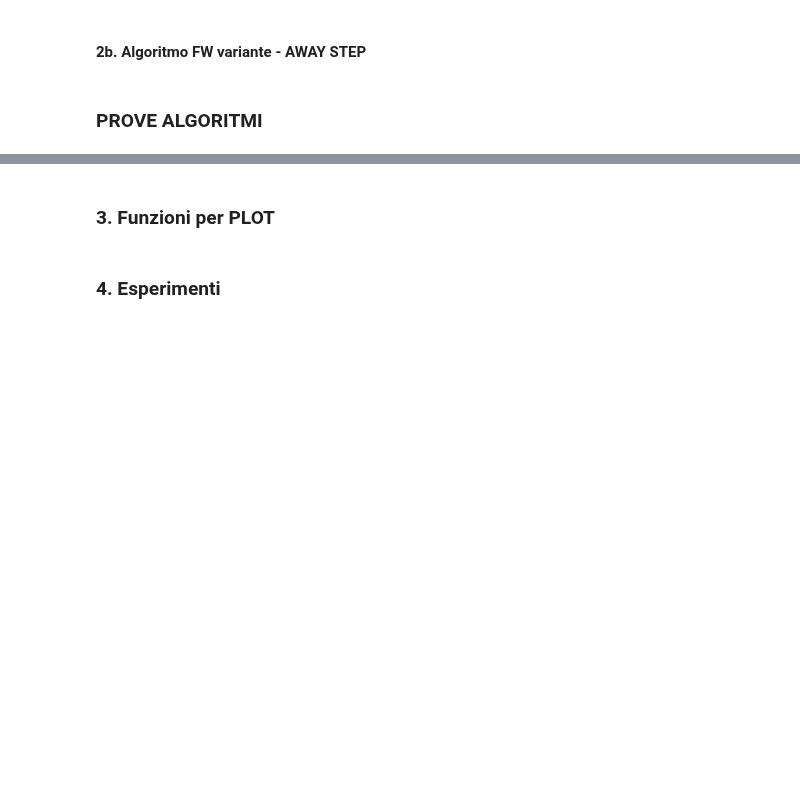
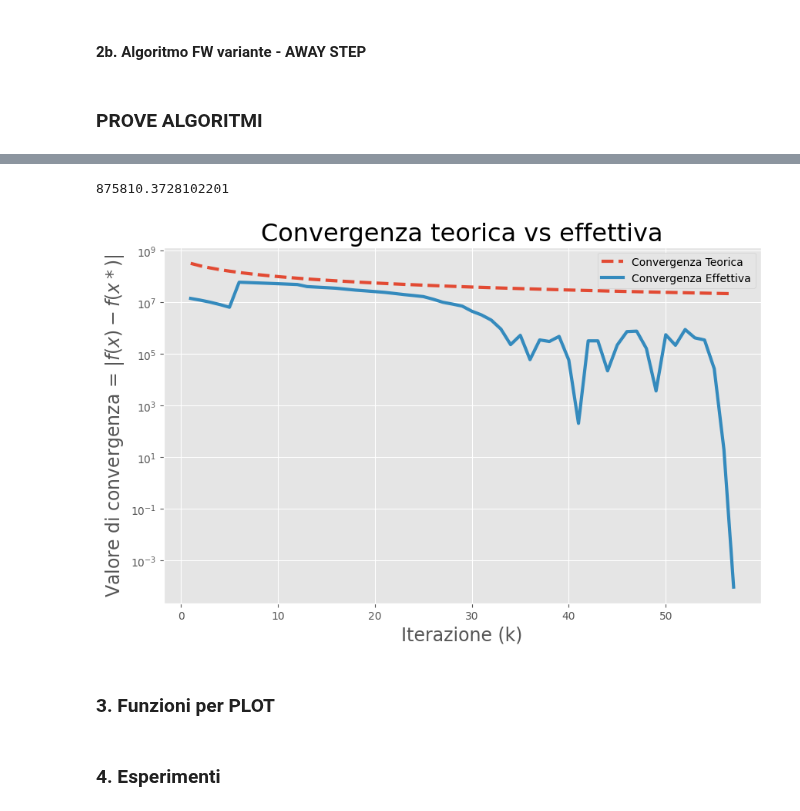
Before and after one commit to vpicchianti/Optimization-for-Data-Science, a Jupyter notebook: functions.ipynb, the cells around one changed output, grey strips where cells are left out. Saved outputs shown, nothing was run; the diff lists cells and outputs as text; code cells hidden in the pictures; blank space fills up the shorter version.

```diff
--- a/functions.ipynb
+++ b/functions.ipynb
@@ -530,3 +585,12 @@ func = lambda x: np.dot(x, np.dot(Q, x))+np.dot(q,x)
   #  x_0.append(x_i)
 
 gap_afw, f_values_afw, k_afw, tempo_tot_afw, tempi_per_it_afw, x_afw, found_optimal_afw = AFW(nome_file_dmx, epsilon = 0.001, max_iter = 1000, Q = Q, q = q, numero_archi = numero_archi, func=func, k_granularity=1, x_0 = x_0)
+# %%
+##PROVA FW NOSTRO
+func = lambda x: np.dot(x, np.dot(Q, x))+np.dot(q,x)
+nome_file_dmx = '1000/netgen-1000-1-1-a-b-s.dmx'
+_, numero_archi, u, _, q, _, _ , _ = leggi_file_dimacs(nome_file_dmx)
+Q = genera_Q(100, u, q, numero_archi, 0.3)
+x_0 = np.array(u) / 2
+gap, valori_f, k_totale, tempo_totale, tempi_per_it, x, sol_ottima, found_optimal = algoritmo_tradizionale(nome_file_dmx, epsilon = 0.0001,
+max_iter = 1000, Q = Q, q = q, u = u, numero_archi = numero_archi, tau = 0, step_size_ottimo = True, x_0 = x_0, visualize_res = True)
@@ -533,3 +615,8 @@ gap_afw, f_values_afw, k_afw, tempo_tot_afw, tempi_per_it_afw, x_afw, found_opti
+# %%
+plot_convergenza(valori_f, k_totale, Q, found_optimal, x, nome_file_dmx)
+# %% [output]
+875810.3728102201
+[figure, added]
 # %% [markdown]
 ### 3. Funzioni per PLOT
 # %%
```
Also changed, not shown: parts of 13 cells of this notebook, 2 other files.
